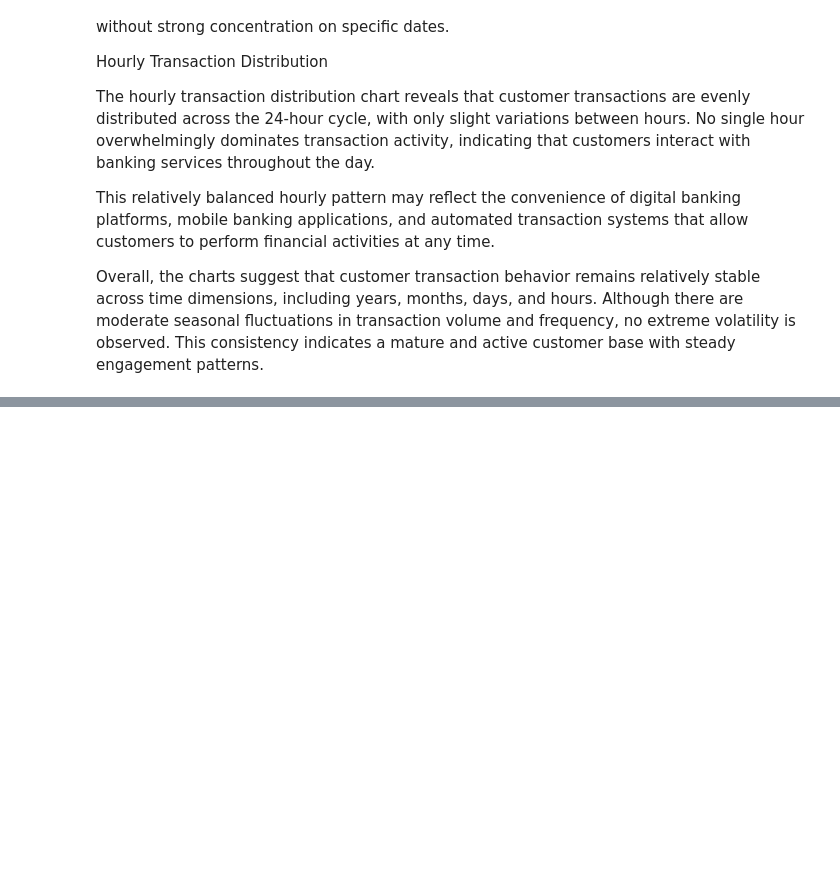
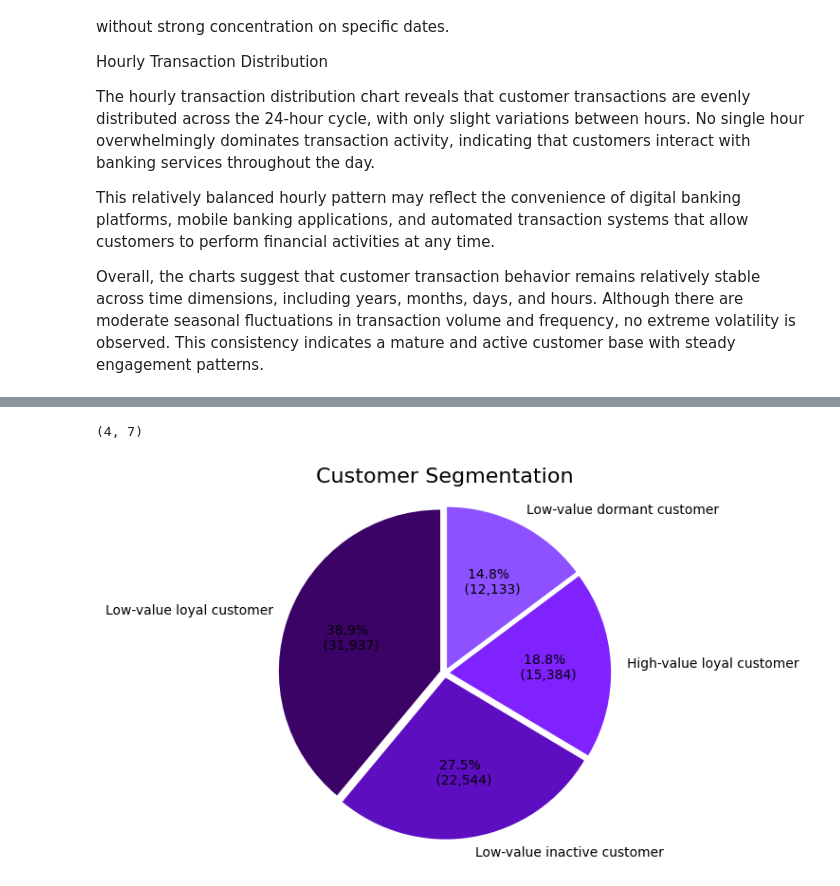
Before and after one commit to isiakpereaghogho/Customer_Segmentation_in_Retail_Banking--Apex_Trust_Bank, a Jupyter notebook: Customer Segmentation in Apex Trust Bank.ipynb, the cells around one changed output, grey strips where cells are left out. Saved outputs shown, nothing was run; the diff lists cells and outputs as text; code cells hidden in the pictures; blank space fills up the shorter version.

```diff
--- a/Customer Segmentation in Apex Trust Bank.ipynb
+++ b/Customer Segmentation in Apex Trust Bank.ipynb
@@ -812,0 +1100,19 @@ Overall, the charts suggest that customer transaction behavior remains relativel
+# %%
+cluster_analysis = rfm_df.groupby('Cluster').agg({'Recency': 'mean',
+                                                  'Frequency': 'mean',
+                                                  'Monetary': 'mean',
+                                                  'RecencyScore': 'mean',
+                                                  'FrequencyScore': 'mean',
+                                                  'MonetaryScore':'mean',
+                                                  'CustomerID':'count',
+                                                  'CustAccountBalance':'mean',
+                                                  'CustGender':lambda x: x.mode
+                                                  ()[0] if len (x.mode()
+                                                  ) > 0 else 'Unknown'}).round(2)
+#cluster analysis columns
+cluster_analysis.columns = ['AvgRecency', 'AvgFrequency', 'AvgMonetary', 'AvgRecencyScore', 'AvgFrequencyScore', 'AvgMonetaryScore', 'CustomerCount', 'AvgCustAccountBalance', 'MostCommonGender']
+cluster_analysis = cluster_analysis.reset_index()
+
+cluster_analysis['percentage'] = (cluster_analysis['CustomerCount']/cluster_analysis['CustomerCount'].sum()) * 100
+cluster_analysis['percentage'] = cluster_analysis['percentage'] .round(2)
+cluster_analysis.head()
@@ -812,0 +1184,26 @@ Overall, the charts suggest that customer transaction behavior remains relativel
+# %%
+cluster_profile.shape
+# %% [output]
+(4, 7)
+# %%
+#Customer Segmentation Distribution Visualization
+color = ["#3C0366", "#5D0EC0", "#7F22FE", "#8E51FF", "#A684FF"]
+
+segment_counts = rfm_df['Cluster_Name'].value_counts()
+
+plt.figure(figsize = (8,5))
+explode = [0.03] * len(segment_counts)
+
+plt.pie(segment_counts.values,
+        labels = segment_counts.index,
+        autopct = lambda p: f'{p:.1f}% \n ({int(p*sum(segment_counts.values)/100):,})',
+        startangle = 90,
+        explode = explode,
+        colors = color[:len(segment_counts)],
+        shadow =  False)
+
+plt.title("Customer Segmentation", fontsize = 16)
+plt.axis("equal")
+plt.show()
+# %% [output]
+[figure, added]
```
Also changed, not shown: parts of 38 cells of this notebook, 1 other file.
